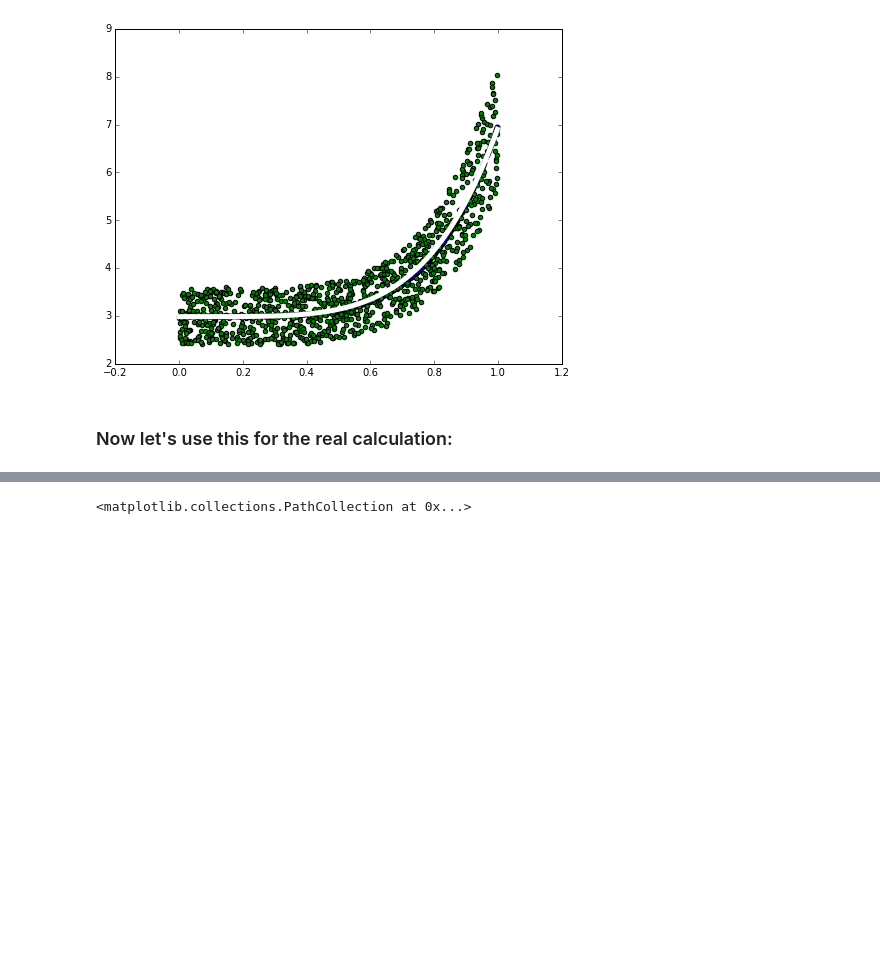
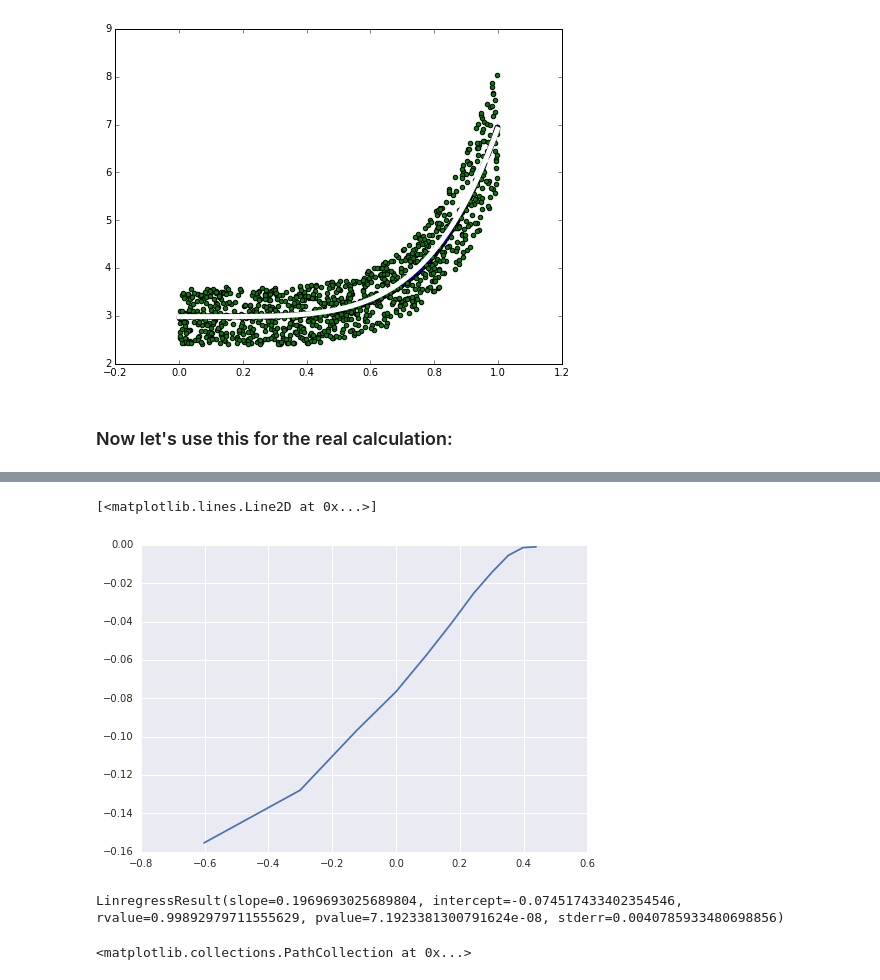
Before and after one commit to chargus/active, a Jupyter notebook: active.ipynb, the cells around one changed output, grey strips where cells are left out. Cells and saved outputs as stored; diff of their text form; code cells hidden in the pictures; blank space fills up the shorter version.

```diff
--- a/active.ipynb
+++ b/active.ipynb
@@ -197,3 +214,20 @@ ax.plot(linexs, f(linexs, *res['x']), lw=5, c='w', zorder=1)
+# %%
+eta_crit = 2.75
+mask = etas < eta_crit
+x = np.log10((eta_crit - etas[mask]))
+y = np.log10(vas[mask])
+# x = (eta_crit - etas[mask])
+# y = np.log10(vas[mask])
+plt.plot(x, y)
+# %% [output]
+[<matplotlib.lines.Line2D at 0x...>]
+[figure, added]
+# %%
+mask = (x > -0.2) & (x < .39)
+res = scipy.stats.linregress(x[mask], y[mask])
+res
+# %% [output]
+LinregressResult(slope=0.1969693025689804, intercept=-0.074517433402354546, rvalue=0.99892979711555629, pvalue=7.1923381300791624e-08, stderr=0.0040785933480698856)
 # %%
 def f(etas, k, etac, beta):
 #     etac = 2.9
```
Also changed, not shown: parts of 2 cells of this notebook, 1 other file.
